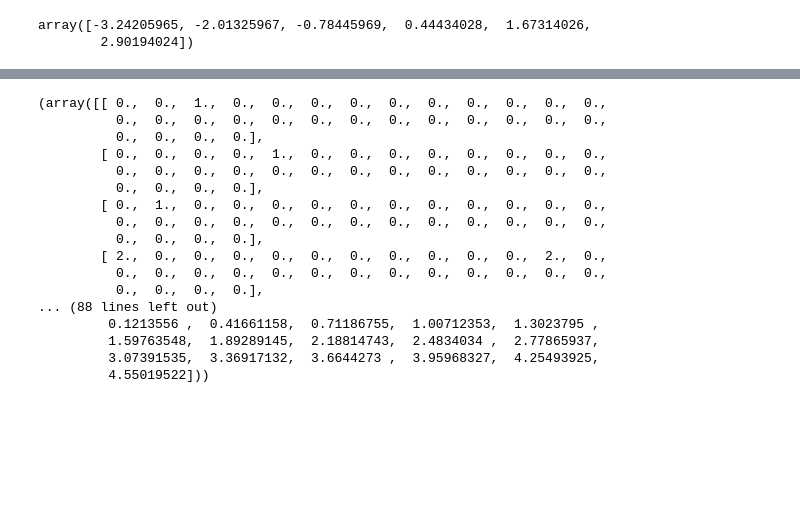
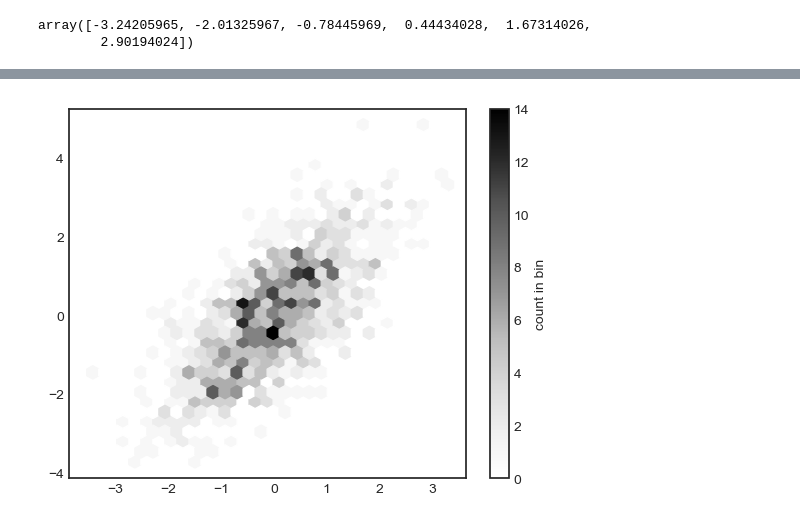
Before and after one commit to Venux09/Data_science_handbook_study, a Jupyter notebook: Matplotlib-data_science_handbook/density_detour.ipynb, the cells around one changed output, grey strips where cells are left out. Cells and saved outputs as stored; diff of their text form; code cells hidden in the pictures; blank space fills up the shorter version.

Commit message:
add : kde plotting in plt

```diff
--- a/Matplotlib-data_science_handbook/density_detour.ipynb
+++ b/Matplotlib-data_science_handbook/density_detour.ipynb
@@ -170,22 +168,10 @@ cp.set_label('counts in bin')
 # %%
-#computind the 2d graph
-counts , xedges , yedges = np.histogram2d(x  , y , bins = 30)#just like we did in 1d histgram to compute the graph
-counts,xedges,yedges
+# #computind the 2d graph
+# counts , xedges , yedges = np.histogram2d(x  , y , bins = 30)#just like we did in 1d histgram to compute the graph
+# counts,xedges,yedges
-# %% [output]
-(array([[ 0.,  0.,  1.,  0.,  0.,  0.,  0.,  0.,  0.,  0.,  0.,  0.,  0.,
-          0.,  0.,  0.,  0.,  0.,  0.,  0.,  0.,  0.,  0.,  0.,  0.,  0.,
-          0.,  0.,  0.,  0.],
-        [ 0.,  0.,  0.,  0.,  1.,  0.,  0.,  0.,  0.,  0.,  0.,  0.,  0.,
-          0.,  0.,  0.,  0.,  0.,  0.,  0.,  0.,  0.,  0.,  0.,  0.,  0.,
-          0.,  0.,  0.,  0.],
-        [ 0.,  1.,  0.,  0.,  0.,  0.,  0.,  0.,  0.,  0.,  0.,  0.,  0.,
-          0.,  0.,  0.,  0.,  0.,  0.,  0.,  0.,  0.,  0.,  0.,  0.,  0.,
-          0.,  0.,  0.,  0.],
-        [ 2.,  0.,  0.,  0.,  0.,  0.,  0.,  0.,  0.,  0.,  0.,  2.,  0.,
-          0.,  0.,  0.,  0.,  0.,  0.,  0.,  0.,  0.,  0.,  0.,  0.,  0.,
-          0.,  0.,  0.,  0.],
-... (88 lines left out)
-         0.1213556 ,  0.41661158,  0.71186755,  1.00712353,  1.3023795 ,
-         1.59763548,  1.89289145,  2.18814743,  2.4834034 ,  2.77865937,
-         3.07391535,  3.36917132,  3.6644273 ,  3.95968327,  4.25493925,
-         4.55019522]))
+# %%
+#lets make it a hexagonal so that it will not look like tensally squares
+plt.hexbin(x , y , gridsize = 30)
+cb = plt.colorbar(label = 'count in bin')
+# %% [output]
+[figure, added]
```
Also changed, not shown: parts of 8 cells of this notebook, 1 other file.
